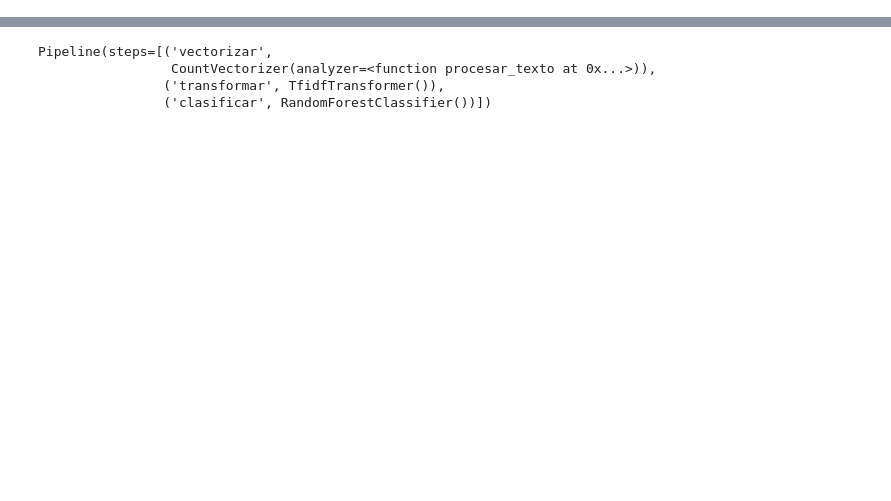
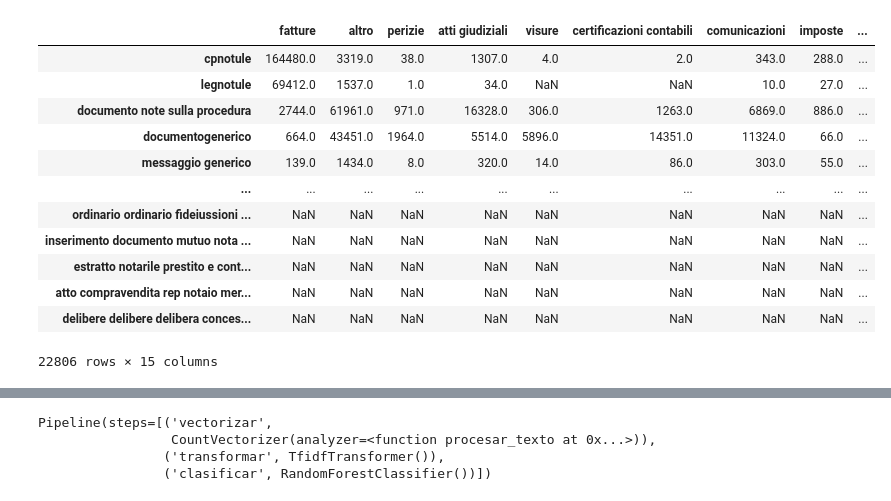
Before and after one commit to sdelliq/NLP, a Jupyter notebook: nlp.ipynb, the cells around one changed output, grey strips where cells are left out. Saved outputs shown, nothing was run; the diff lists cells and outputs as text; code cells hidden in the pictures; blank space fills up the shorter version.

```diff
--- a/nlp.ipynb
+++ b/nlp.ipynb
@@ -13,10 +13,8 @@ from sklearn.model_selection import train_test_split
 from sklearn.pipeline import Pipeline
 from sklearn.metrics import classification_report
 # %%
-
-
 df2021= pd.read_csv('data/zeus_download_doc_digitalizzati20210514.csv', sep="|", encoding='latin')
-df2021 = df2021.applymap(lambda x: x.lower() if isinstance(x, str) else x)
+df2021 = df2021.map(lambda x: x.lower() if isinstance(x, str) else x)
 df2021.loc[df2021['famiglia'] == 'https://www.epc.bnl.it/bnl/filedownload.ashx?i=1&codicefase=5246330&num_prat=559377', 'famiglia'] = 'altro'
 df2021.loc[df2021['famiglia'] == 'documenti non classificati', 'famiglia'] = 'altro'
 df2021 = df2021[~df2021['nome_epc'].isna()]
@@ -27,4 +25,4 @@ df2021['nome_epc'] = df2021['original'].apply(lambda x: ''.join([c for c in x if
 df2021['nome_epc'] = df2021['nome_epc'].str.replace(r'\s{2,}', ' ', regex=True)
 
 # Trim leading and trailing whitespaces
-df2021 = df2021.applymap(lambda x: x.strip() if isinstance(x, str) else x)
+df2021 = df2021.map(lambda x: x.strip() if isinstance(x, str) else x)
@@ -33,0 +82,30 @@ df_clean = filtered_df.drop_duplicates()
+# %%
+counts_dict = {}
+
+for famiglia_value in filtered_df['famiglia'].unique():
+
+    # Filter DataFrame for the current 'famiglia'
+    filtered = filtered_df[filtered_df['famiglia'] == famiglia_value]
+
+    # Count occurrences of each 'nome_epc' for the current 'famiglia'
+    nome_epc_counts = filtered['nome_epc'].value_counts().to_dict()
+
+    # Add counts to the dictionary
+    counts_dict[famiglia_value] = nome_epc_counts
+
+counts_df = pd.DataFrame(counts_dict)
+counts_df
+# %% [output]
+|  | fatture | altro | perizie | atti giudiziali | visure | certificazioni contabili | comunicazioni | imposte | ... |
+| cpnotule | 164480.0 | 3319.0 | 38.0 | 1307.0 | 4.0 | 2.0 | 343.0 | 288.0 | ... |
+| legnotule | 69412.0 | 1537.0 | 1.0 | 34.0 | NaN | NaN | 10.0 | 27.0 | ... |
+| documento note sulla procedura | 2744.0 | 61961.0 | 971.0 | 16328.0 | 306.0 | 1263.0 | 6869.0 | 886.0 | ... |
+| documentogenerico | 664.0 | 43451.0 | 1964.0 | 5514.0 | 5896.0 | 14351.0 | 11324.0 | 66.0 | ... |
+| messaggio generico | 139.0 | 1434.0 | 8.0 | 320.0 | 14.0 | 86.0 | 303.0 | 55.0 | ... |
+| ... | ... | ... | ... | ... | ... | ... | ... | ... | ... |
+| ordinario ordinario fideiussioni ... | NaN | NaN | NaN | NaN | NaN | NaN | NaN | NaN | ... |
+| inserimento documento mutuo nota ... | NaN | NaN | NaN | NaN | NaN | NaN | NaN | NaN | ... |
+| estratto notarile prestito e cont... | NaN | NaN | NaN | NaN | NaN | NaN | NaN | NaN | ... |
+| atto compravendita rep notaio mer... | NaN | NaN | NaN | NaN | NaN | NaN | NaN | NaN | ... |
+| delibere delibere delibera conces... | NaN | NaN | NaN | NaN | NaN | NaN | NaN | NaN | ... |
+22806 rows × 15 columns
```
Also changed, not shown: parts of 32 cells of this notebook.
